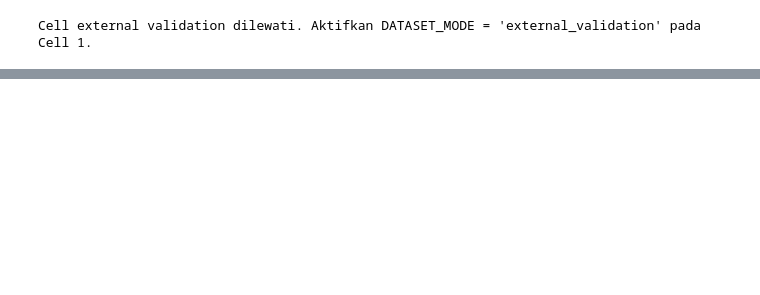
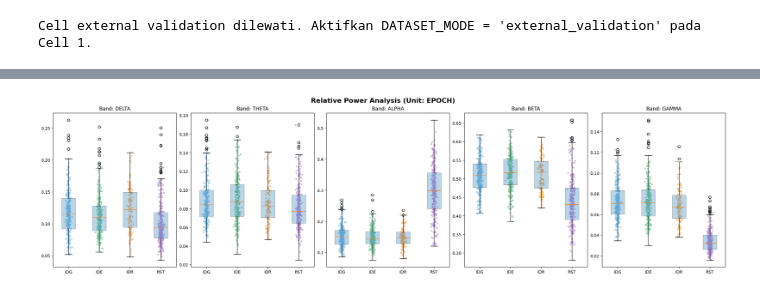
Before and after one commit to Ersaoktaviannn/eeg-creative-state-classifier, a Jupyter notebook: EEG_Secondary-v2.ipynb, the cells around one changed output, grey strips where cells are left out. Saved outputs shown, nothing was run; the diff lists cells and outputs as text; code cells hidden in the pictures; blank space fills up the shorter version.

```diff
--- a/EEG_Secondary-v2.ipynb
+++ b/EEG_Secondary-v2.ipynb
@@ -1821,0 +1373,85 @@ Catatan: karena epoch overlap, hasil inferensial bersifat eksploratif untuk data
+# %%
+# ============================================================
+# CELL 11 - VISUALISASI & UJI STATISTIK (EPOCH vs SUBJECT)
+# ============================================================
+from itertools import combinations
+from scipy.stats import rankdata, shapiro, ttest_rel, wilcoxon, ttest_ind, mannwhitneyu
+import pandas as pd
+import numpy as np
+import matplotlib.pyplot as plt
+
+# --- KONFIGURASI ANALISIS ---
+# Pilih 'subject' untuk inferensi antar-manusia (butuh N > 2 subjek)
+# Pilih 'epoch' untuk melihat perbedaan signifikan pada data yang tersedia (bisa N=1 subjek)
+UNIT_OF_ANALYSIS = "epoch"  # opsi: "subject" atau "epoch"
+STAT_ALPHA = 0.05
+STAT_LABEL_ORDER = [x for x in ["IDG", "IDE", "IDR", "RST"] if x in final_feature_df["label"].unique()]
+STAT_COLORS = {"IDG": "#79BCE5", "IDE": "#78C69A", "IDR": "#F2A65A", "RST": "#B990D4"}
+
+def build_relative_band_power_table(feature_df):
+    meta_cols = ["source", "subject_id", "record_id", "label", "epoch_start", "epoch_size"]
+    output = feature_df[[col for col in meta_cols if col in feature_df.columns]].copy()
+    for band in FREQUENCY_BANDS:
+        cols = [f"{channel}__spectral__{band}" for channel in CANONICAL_CHANNELS]
+        output[band] = feature_df[cols].apply(pd.to_numeric, errors="coerce").mean(axis=1)
+    return output
+
+def run_statistics(df, unit="subject"):
+    test_rows = []
+    val_col = "mean_" if unit == "subject" else ""
+
+    for band in FREQUENCY_BANDS:
+        for cond_a, cond_b in combinations(STAT_LABEL_ORDER, 2):
+            vals_a = df[df["label"] == cond_a][f"{val_col}{band}" if unit == "subject" else band].dropna().values
+            vals_b = df[df["label"] == cond_b][f"{val_col}{band}" if unit == "subject" else band].dropna().values
+
+            n_a, n_b = len(vals_a), len(vals_b)
+            if n_a < 3 or n_b < 3:
+                p = np.nan
+                test_name = "N too small"
+            else:
+                # Use independent tests if unit is epoch, or paired if subject (if sizes match)
+                if unit == "epoch":
+                    stat, p = mannwhitneyu(vals_a, vals_b, alternative='two-sided')
+                    test_name = "Mann-Whitney U"
+                else:
+                    if len(vals_a) == len(vals_b):
+                        stat, p = wilcoxon(vals_a, vals_b)
+                        test_name = "Wilcoxon Paired"
+                    else:
+                        stat, p = mannwhitneyu(vals_a, vals_b)
+                        test_name = "Mann-Whitney (Unpaired)"
+
+            test_rows.append({
+                "band": band, "cond_a": cond_a, "cond_b": cond_b,
+                "n_a": n_a, "n_b": n_b, "test": test_name, "p_uncorrected": p
+            })
+    return pd.DataFrame(test_rows)
+
+def plot_power(df, unit="subject"):
+    fig, axes = plt.subplots(1, len(FREQUENCY_BANDS), figsize=(23, 6), constrained_layout=True)
+    for i, band in enumerate(FREQUENCY_BANDS):
+        col = f"mean_{band}" if unit == "subject" else band
+        data_to_plot = [df[df["label"]==l][col].values for l in STAT_LABEL_ORDER]
+        axes[i].boxplot(data_to_plot, labels=STAT_LABEL_ORDER, patch_artist=True, boxprops=dict(alpha=0.3))
+        for j, label in enumerate(STAT_LABEL_ORDER):
+            y = df[df["label"]==label][col]
+            axes[i].scatter(np.random.normal(j+1, 0.04, size=len(y)), y, color=STAT_COLORS[label], s=10, alpha=0.5)
+        axes[i].set_title(f"Band: {band.upper()}")
+    fig.suptitle(f"Relative Power Analysis (Unit: {unit.upper()})", fontsize=16, fontweight='bold')
+    return fig
+
+# --- EXECUTION ---
+epoch_df = build_relative_band_power_table(final_feature_df)
+subject_df = epoch_df.groupby(["source", "subject_id", "label"], as_index=False)[list(FREQUENCY_BANDS)].mean().rename(columns={b: f"mean_{b}" for b in FREQUENCY_BANDS})
+
+analysis_df = subject_df if UNIT_OF_ANALYSIS == "subject" else epoch_df
+stats_results = run_statistics(analysis_df, unit=UNIT_OF_ANALYSIS)
+
+print(f"Unit Analisis: {UNIT_OF_ANALYSIS.upper()}")
+print(f"Jumlah entri per kondisi: {analysis_df['label'].value_counts().to_dict()}")
+
+display(stats_results.sort_values("p_uncorrected"))
+fig = plot_power(analysis_df, unit=UNIT_OF_ANALYSIS)
+plt.show()
+# %% [output]
@@ -1821,0 +1477 @@ Catatan: karena epoch overlap, hasil inferensial bersifat eksploratif untuk data
+[figure, added]
```
Also changed, not shown: parts of 9 cells of this notebook.
